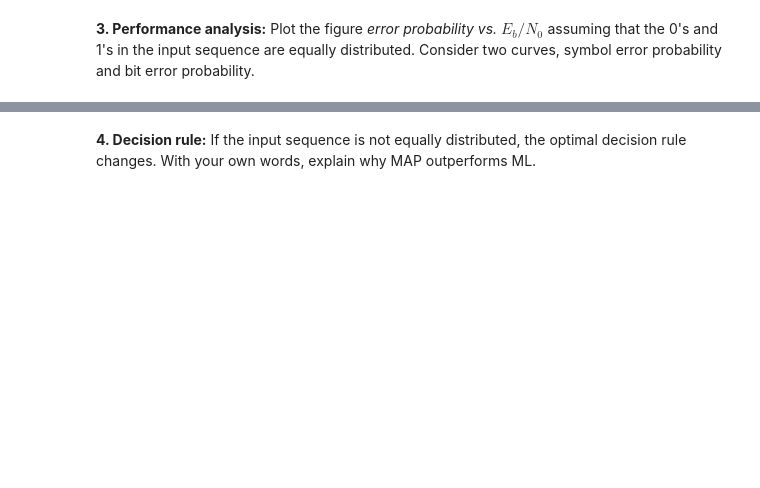
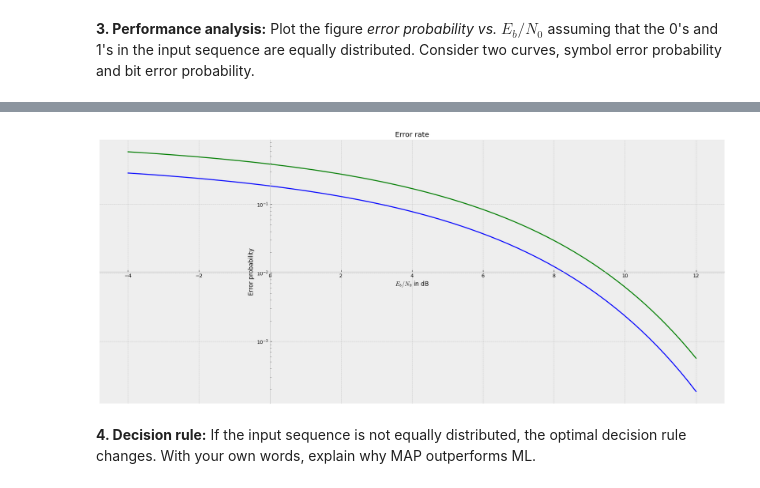
Before and after one commit to ViliRaunola/Wireless-Communication-Systems, a Jupyter notebook: Week 5/assignment_w5.ipynb, the cells around one changed output, grey strips where cells are left out. Saved outputs shown, nothing was run; the diff lists cells and outputs as text; code cells hidden in the pictures; blank space fills up the shorter version.

```diff
--- a/Week 5/assignment_w5.ipynb
+++ b/Week 5/assignment_w5.ipynb
@@ -19,2 +136,13 @@ Considering an AWGN channel so that $E_b/N_0 = 12$dB, plot the wave form for a r
+# %%
+def Q(x):
+    return sp.simplify(1/2 * sp.erfc(x/sp.sqrt(2)))
+y = sp.Symbol("y")
+plot_aux = sp.plot(sp.N(2*Q(sp.sqrt( 3/4 * 10**(y/10)))), sp.N(Q(sp.sqrt( 4/5 * 10**(y/10)))),(y,-4,12),xlabel='$E_b/N_0$ in dB',
+        ylabel='Error probability', yscale= 'log', title='Error rate',show=False)
+plot_aux[0].line_color = 'g'
+plot_aux[1].line_color = 'b'
+plot_aux.show()
+# %% [output]
+[figure, added]
 # %% [markdown]
 **4. Decision rule:** If the input sequence is not equally distributed, the optimal decision rule changes. With your own words, explain why MAP outperforms ML.
```
Also changed, not shown: parts of 8 cells of this notebook, 1 other file.
